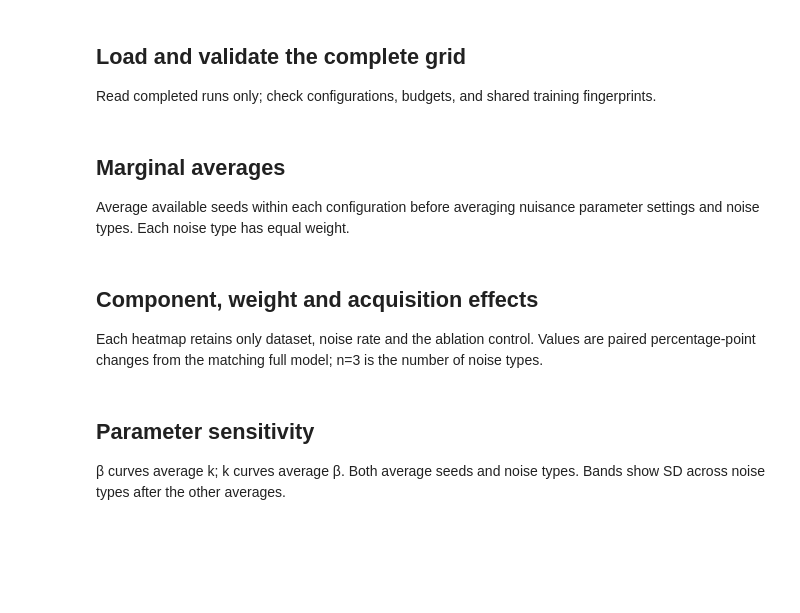
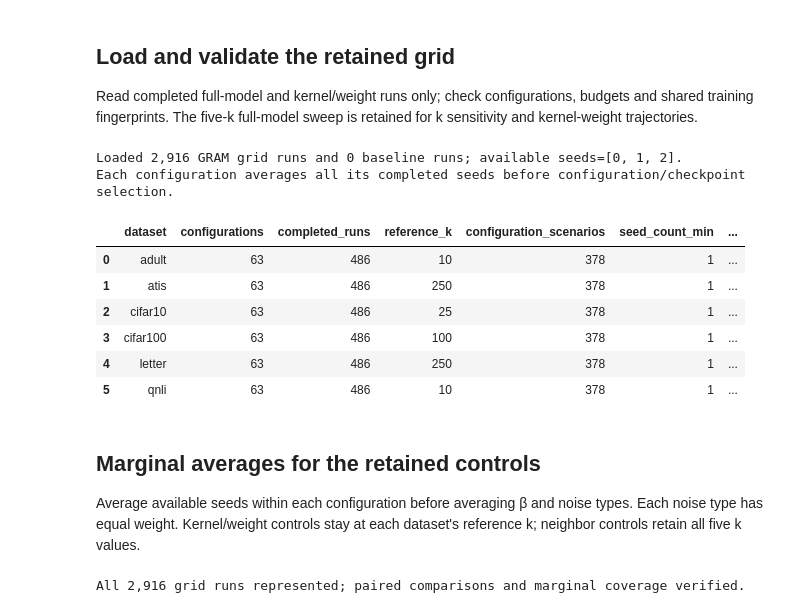
Before and after one commit to Pangjing-Wu/GRAM, a Jupyter notebook: analysis/ablation.ipynb, the cells around one changed output. Cells and saved outputs as stored; diff of their text form; code cells hidden in the pictures; blank space fills up the shorter version.

```diff
--- a/analysis/ablation.ipynb
+++ b/analysis/ablation.ipynb
@@ -177,6 +175,7 @@ plt.rcParams['pdf.fonttype'] = 42
 # %% [markdown]
-## Load and validate the complete grid
-Read completed runs only; check configurations, budgets, and shared training fingerprints.
+## Load and validate the retained grid
+Read completed full-model and kernel/weight runs only; check configurations, budgets and shared training fingerprints.
+The five-k full-model sweep is retained for k sensitivity and kernel-weight trajectories.
 # %%
 from config.methods import (GRAM_DATASET_NEIGHBORS, GRAM_GRID_NEIGHBORS,
                             gram_grid_variants, method_config as effective_method_config)
@@ -312,52 +312,62 @@ for dataset, method, variant, noise_type, rho, seed, directory in run_specs:
         checkpoints["beta"] = mconfig["iv_beta"]
         all_checkpoint_frames.append(checkpoints)
 
 run_summaries = pd.DataFrame(run_rows)
 observed_runs = pd.MultiIndex.from_frame(run_summaries[RUN_KEYS])
 expected_index = pd.MultiIndex.from_tuples(expected_runs, names=RUN_KEYS)
 if observed_runs.has_duplicates or not expected_index.equals(observed_runs):
     raise ValueError("Duplicate or incomplete comparison grid")
 SEEDS = sorted(run_summaries.seed.unique().tolist())
 assert len(run_summaries) == len(run_specs)
 grid_checkpoints = pd.concat(all_checkpoint_frames, ignore_index=True)
 grid_runs = run_summaries[run_summaries.method.eq("ours")].copy()
 pair_keys = ["dataset", "noise_type", "rho", "seed"]
 if not grid_runs.groupby(pair_keys)["pairing_context"].nunique().eq(1).all():
     raise ValueError("GRAM controls are not paired on training/noise/budget context")
 seed_coverage = (run_summaries.groupby(["dataset", "noise_type", "rho", "method", "gram_variant", "setting"],
                                      as_index=False, dropna=False)
                  .agg(seed_count=("seed", "nunique"), seeds=("seed", lambda x: ",".join(map(str, sorted(x.unique()))))))
 grid_inventory = (grid_runs.groupby("dataset", as_index=False)
                   .agg(configurations=("gram_variant", "nunique"), completed_runs=("setting", "size"),
                        reference_k=("reference_k", "first")))
 coverage_summary = (seed_coverage[seed_coverage.method.eq("ours")].groupby("dataset", as_index=False)
                     .agg(configuration_scenarios=("seed_count", "size"),
                          seed_count_min=("seed_count", "min"), seed_count_max=("seed_count", "max")))
 grid_inventory = grid_inventory.merge(coverage_summary, on="dataset", validate="one_to_one")
-assert grid_inventory.configurations.eq(71).all() and grid_inventory.configuration_scenarios.eq(426).all()
+expected_config_counts = {dataset: len(variants) for dataset, variants in GRID_VARIANTS_BY_DATASET.items()}
+assert grid_inventory.configurations.eq(grid_inventory.dataset.map(expected_config_counts)).all()
+assert grid_inventory.configuration_scenarios.eq(
+    grid_inventory.configurations * len(NOISE_TYPES) * len(RHOS)).all()
 assert grid_inventory.seed_count_min.ge(1).all()
 # Context JSON is checked in memory; source paths and fingerprints remain in the notebook DataFrames.
 print(f"Loaded {len(grid_runs):,} GRAM grid runs and {len(run_summaries)-len(grid_runs):,} baseline runs; available seeds={SEEDS}.")
 print("Each configuration averages all its completed seeds before configuration/checkpoint selection.")
 display(grid_inventory)
+# %% [output]
+Loaded 2,916 GRAM grid runs and 0 baseline runs; available seeds=[0, 1, 2].
+Each configuration averages all its completed seeds before configuration/checkpoint selection.
+|  | dataset | configurations | completed_runs | reference_k | configuration_scenarios | seed_count_min | ... |
+| 0 | adult | 63 | 486 | 10 | 378 | 1 | ... |
+| 1 | atis | 63 | 486 | 250 | 378 | 1 | ... |
+| 2 | cifar10 | 63 | 486 | 25 | 378 | 1 | ... |
+| 3 | cifar100 | 63 | 486 | 100 | 378 | 1 | ... |
+| 4 | letter | 63 | 486 | 250 | 378 | 1 | ... |
+| 5 | qnli | 63 | 486 | 10 | 378 | 1 | ... |
 # %% [markdown]
-## Marginal averages
-Average available seeds within each configuration before averaging nuisance parameter settings and noise types. Each noise type has equal weight.
+## Marginal averages for the retained controls
+Average available seeds within each configuration before averaging β and noise types. Each noise type has equal weight.
+Kernel/weight controls stay at each dataset's reference k; neighbor controls retain all five k values.
 # %%
 # Build logical comparisons before averaging nuisance parameters.
 FAMILY_SETTINGS = {
-    "Beta": [("Full model", "adaptive", "repair_iv")],
     "Neighbors": [(str(k), "adaptive", "repair_iv") for k in GRAM_GRID_NEIGHBORS],
     "Components": [("Fixed uniform", "fixed_uniform_weights", "repair_iv"),
                    ("No identity", "no_identity", "repair_iv"),
                    ("No gradient", "no_gradient", "repair_iv"),
                    ("No margin", "no_margin", "repair_iv")],
-    "Acquisition": [("Risk only", "adaptive", "risk_only"),
-                    ("IV only", "adaptive", "iv_only"),
-                    ("Variance only", "adaptive", "variance_only"),
-                    ("Risk + local IV", "adaptive", "local_only")],
+
 }
-METRIC_LABELS = {"auprc": "Budget-averaged AUPRC", "precision": "Budget-averaged query precision"}
+METRIC_LABELS = {"auprc": "Unverified AUPRC", "precision": "Verified Precision"}
 grid_lookup = grid_runs.set_index(["dataset", "noise_type", "rho", "gram_variant", "seed"]).sort_index()
 family_records = []
 join_sources = lambda frame: " | ".join(sorted(frame.source))
@@ -365,7 +375,7 @@ for dataset, noise, rho, beta in product(DATASETS, NOISE_TYPES, RHOS, GRAM_BETAS
     reference_k = GRAM_DATASET_NEIGHBORS[dataset]
     for family, settings in FAMILY_SETTINGS.items():
         for label, kernel, acquisition in settings:
-            ks = GRAM_GRID_NEIGHBORS if family == "Beta" else [int(label) if family == "Neighbors" else reference_k]
+            ks = [int(label) if family == "Neighbors" else reference_k]
             for k in ks:
                 full_variant, = gram_grid_variants(betas=[beta], neighbors=[k], kernels=["adaptive"],
                                                  acquisitions=["repair_iv"], reference_neighbors=reference_k)
@@ -417,12 +427,11 @@ def marginal_summary(family, control):
     record_table(summary, f"{family.lower()}_marginal_summary")
     return summary
 
-MARGINALS = {family: marginal_summary(family, "beta" if family == "Beta" else "control")
+MARGINALS = {family: marginal_summary(family, "control")
              for family in FAMILY_SETTINGS}
-assert MARGINALS["Beta"].k_count.eq(len(GRAM_GRID_NEIGHBORS)).all()
-for family in ["Neighbors", "Components", "Acquisition"]:
+for family in ["Neighbors", "Components"]:
     assert MARGINALS[family].beta_count.eq(len(GRAM_BETAS)).all()
 assert MARGINALS["Components"].k_count.eq(1).all()
-assert MARGINALS["Acquisition"].k_count.eq(1).all()
-display(pd.concat([frame.assign(family=family) for family, frame in MARGINALS.items()], ignore_index=True))
 print(f"All {grid_runs.source.nunique():,} grid runs represented; paired comparisons and marginal coverage verified.")
+# %% [output]
+All 2,916 grid runs represented; paired comparisons and marginal coverage verified.
@@ -494,3 +437,0 @@ def plot_marginal_sensitivity(family, rho):
-# %% [markdown]
-## Component, weight and acquisition effects
-Each heatmap retains only dataset, noise rate and the ablation control. Values are paired percentage-point changes from the matching full model; n=3 is the number of noise types.
@@ -505,3 +437,0 @@ for metric in ["auprc", "precision"]:
-# %% [markdown]
-## Parameter sensitivity
-β curves average k; k curves average β. Both average seeds and noise types. Bands show SD across noise types after the other averages.
```
Also changed, not shown: parts of 18 cells of this notebook, 2 other files.
